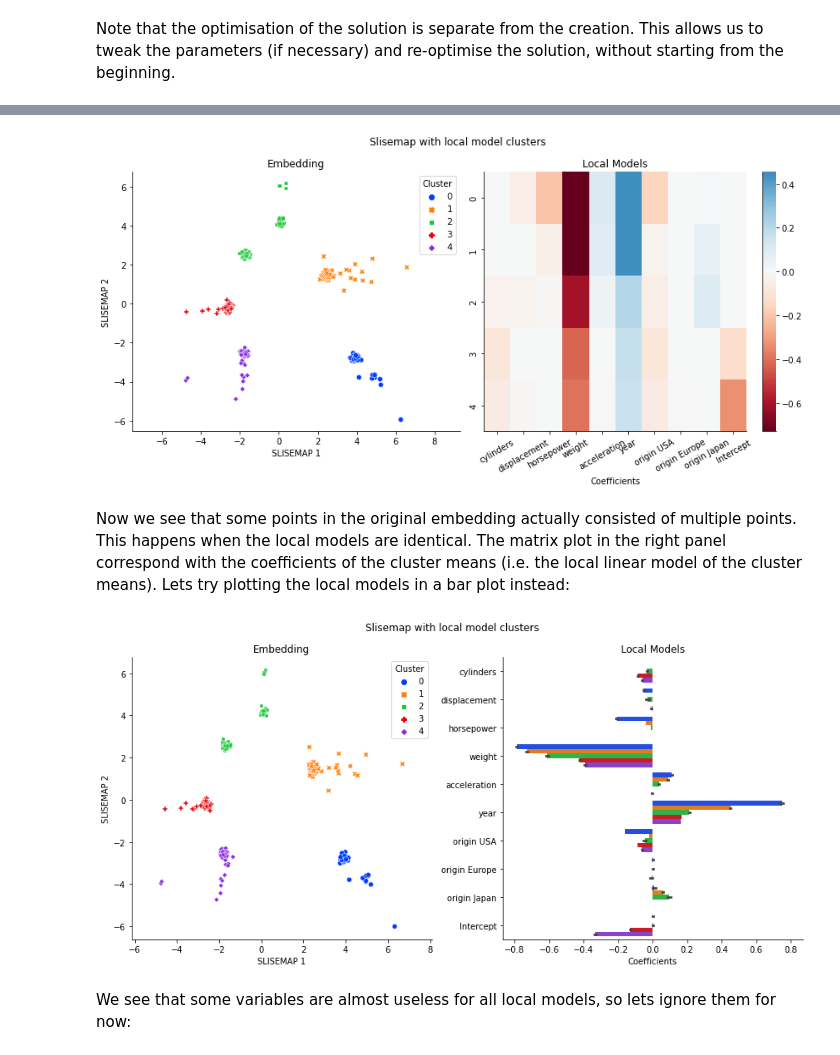
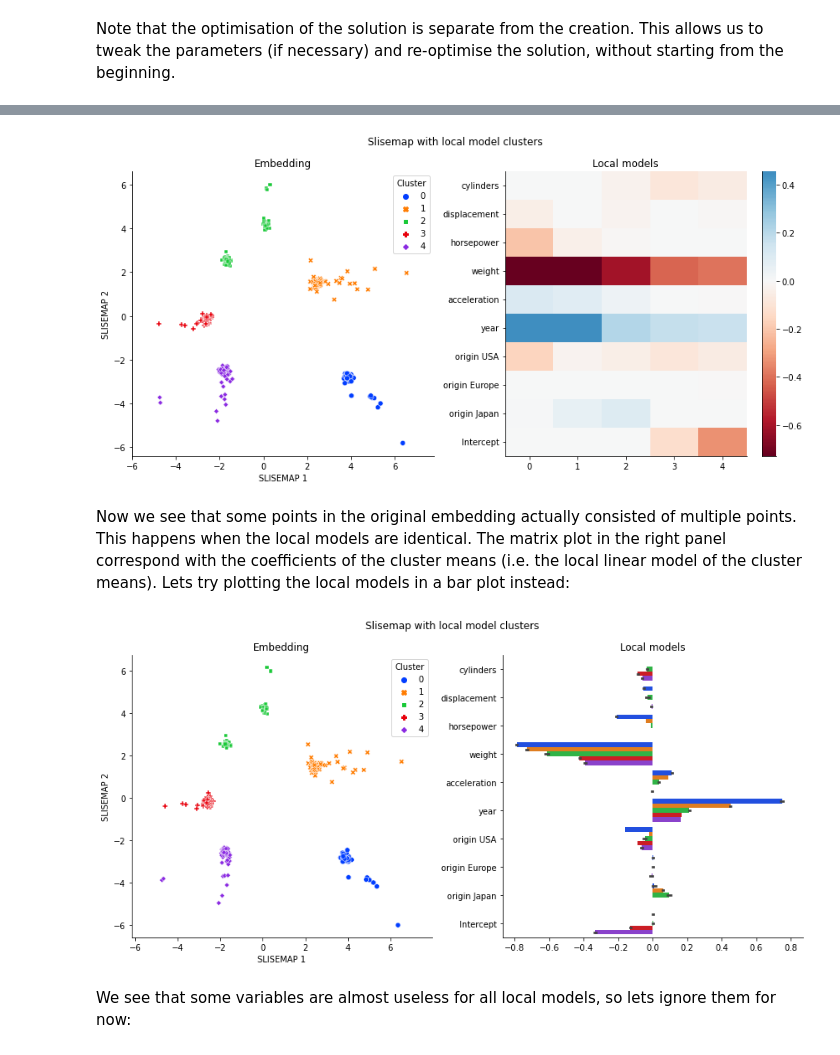
Before and after one commit to edahelsinki/slisemap, a Jupyter notebook: examples/01_regression_example_autompg.ipynb, the cells around one changed output, grey strips where cells are left out. Saved outputs shown, nothing was run; the diff lists cells and outputs as text; code cells hidden in the pictures.

Commit message:
update examples

```diff
--- a/examples/01_regression_example_autompg.ipynb
+++ b/examples/01_regression_example_autompg.ipynb
@@ -36,13 +36,15 @@ To reduce execution times, we provide dumps of pretrained Slisemap models. If yo
 # %%
+USE_CACHE = True
 SM_CACHE_PATH = Path("cache") / "01_regression_example_autompg.sm"
 
-for path in [SM_CACHE_PATH]:
-    path.parent.mkdir(exist_ok=True, parents=True)
-    if not path.exists():
-        urlretrieve(
-            f"https://raw.githubusercontent.com/edahelsinki/slisemap/data/examples/cache/{path.name}",
-            path,
-        )
+if USE_CACHE:
+    for path in [SM_CACHE_PATH]:
+        path.parent.mkdir(exist_ok=True, parents=True)
+        if not path.exists():
+            urlretrieve(
+                f"https://raw.githubusercontent.com/edahelsinki/slisemap/data/examples/cache/{path.name}",
+                path,
+            )
 # %% [markdown]
 ## Data
 
@@ -108,12 +110,12 @@ pd.DataFrame(np.concatenate([y0.reshape((-1,1)), X0], axis=1), columns=["mpg"]+n
 392 rows × 10 columns
 # %%
 # X and y are normalised by `sklearn.preprocessing.StandardScaler`.
-X = np.concatenate([StandardScaler().fit_transform(X0[:,:-3]), X0[:,-3:]], axis=1)
-y = StandardScaler().fit_transform(y0[:, None])
+scale_x = StandardScaler()
+scale_y = StandardScaler()
+X = np.concatenate([scale_x.fit_transform(X0[:, :-3]), X0[:, -3:]], axis=1)
+y = scale_y.fit_transform(y0[:, None])
 # We also remove ten random datapoints from the data for testing later.
-X, X_test, y, y_test, X0, _, y0, _ = train_test_split(
-    X, y, X0, y0, test_size=7, random_state=42
-)
+X, X_test, y, y_test = train_test_split(X, y, test_size=7, random_state=42)
 # %% [markdown]
 ### Black box model
 
@@ -139,13 +141,11 @@ When a user creates a new Slisemap object, they have various options available.
 
 Next we will create a Slisemap object and optimise the solution. Since this example takes a few minutes to optimise, we instead load a precalculated Slisemap object from disk.
 # %%
-if not SM_CACHE_PATH.exists():
+if not USE_CACHE or not SM_CACHE_PATH.exists():
     # Create a Slisemap object with lasso regularisation
     sm = Slisemap(X, y2, lasso=0.01, random_state=42)
     # Optimise the solution
     %time sm.optimise()
-
-    sm.save(SM_CACHE_PATH)
 else:
     sm = Slisemap.load(SM_CACHE_PATH, device="cpu")
 
@@ -158,0 +162,12 @@ Note that the optimisation of the solution is separate from the creation. This a
+# %%
+sm.metadata.set_variables(names) # Store variable names
+sm.metadata.set_targets("MPG") # Store target names
+sm.metadata.set_scale_Y(scale_y.mean_, scale_y.scale_) # Store y normalisation
+sm.metadata.set_scale_X(  # Store X normalisation
+    np.concatenate((scale_x.mean_, np.zeros(3))),
+    np.concatenate((scale_x.scale_, np.ones(3)))
+)
+
+if not SM_CACHE_PATH.exists():
+    SM_CACHE_PATH.parent.mkdir(parents=True, exist_ok=True)
+    sm.save(SM_CACHE_PATH)
@@ -181,13 +193,12 @@ To make the investigation of the local models easier we cluster the coefficients
 # %%
 clusters = 5
 sm.plot(
     title="Slisemap with local model clusters",
     clusters=clusters,
     jitter=0.1,
-    variables=names,
 )
 # %% [output]
-[figure, old version]
+[figure, new version]
 # %% [markdown]
 Now we see that some points in the original embedding actually consisted of multiple points. This happens when the local models are identical. The matrix plot in the right panel correspond with the coefficients of the cluster means (i.e. the local linear model of the cluster means). Lets try plotting the local models in a bar plot instead:
 # %%
@@ -196,10 +207,9 @@ sm.plot(
     clusters=clusters,
     bars=True,
     jitter=0.1,
-    variables=names,
 )
 # %% [output]
-[figure, old version]
+[figure, new version]
 # %% [markdown]
 We see that some variables are almost useless for all local models, so lets ignore them for now:
 # %%
```
Also changed, not shown: parts of 12 cells of this notebook, 1 other file.
